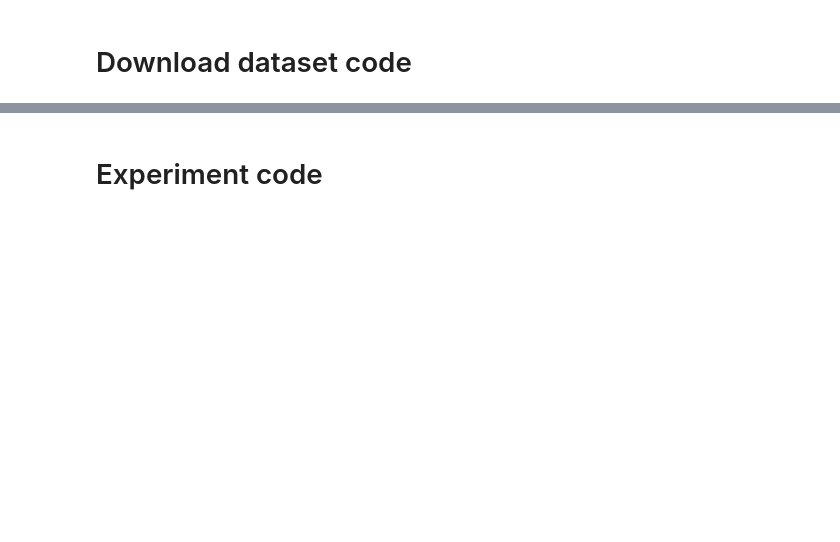
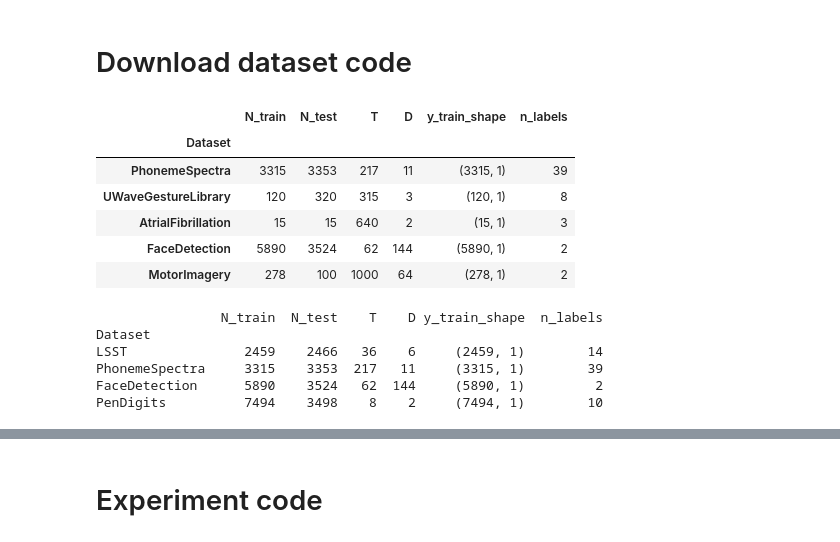
Before and after one commit to nikitazozoulenko/Zephyrox, a Jupyter notebook: jax_based/SWIM/MTSC_SWIM.ipynb, the cells around one changed output, grey strips where cells are left out. Saved outputs shown, nothing was run; the diff lists cells and outputs as text; code cells hidden in the pictures; blank space fills up the shorter version.

```diff
--- a/jax_based/SWIM/MTSC_SWIM.ipynb
+++ b/jax_based/SWIM/MTSC_SWIM.ipynb
@@ -361,0 +111,22 @@ small_datasets = [
+# %%
+df_meta = pd.read_pickle("MTSC_dataset_metadata.pkl")
+df_meta.head()
+# %% [output]
+|  | N_train | N_test | T | D | y_train_shape | n_labels |
+| Dataset |  |  |  |  |  |  |
+| PhonemeSpectra | 3315 | 3353 | 217 | 11 | (3315, 1) | 39 |
+| UWaveGestureLibrary | 120 | 320 | 315 | 3 | (120, 1) | 8 |
+| AtrialFibrillation | 15 | 15 | 640 | 2 | (15, 1) | 3 |
+| FaceDetection | 5890 | 3524 | 62 | 144 | (5890, 1) | 2 |
+| MotorImagery | 278 | 100 | 1000 | 64 | (278, 1) | 2 |
+# %%
+large_datasets = df_meta.query("N_train >= 2000").sort_values("N_train")
+print(large_datasets)
+large_datasets = list(large_datasets.index)
+# %% [output]
+                N_train  N_test    T    D y_train_shape  n_labels
+Dataset
+LSST               2459    2466   36    6     (2459, 1)        14
+PhonemeSpectra     3315    3353  217   11     (3315, 1)        39
+FaceDetection      5890    3524   62  144     (5890, 1)         2
+PenDigits          7494    3498    8    2     (7494, 1)        10
```
Also changed, not shown: parts of 16 cells of this notebook, 10 other files.
